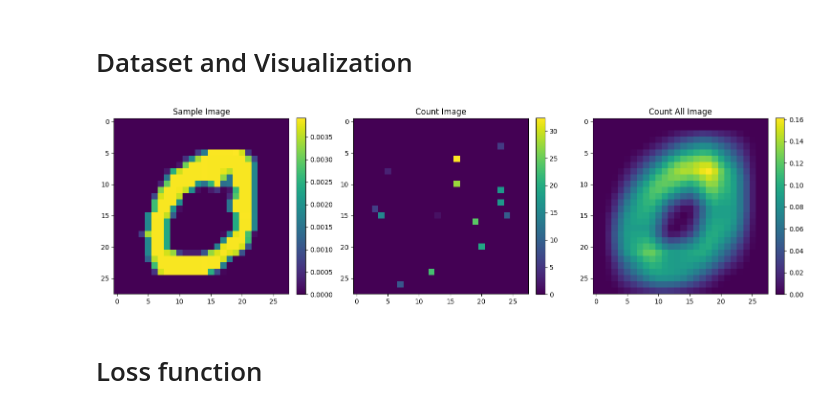
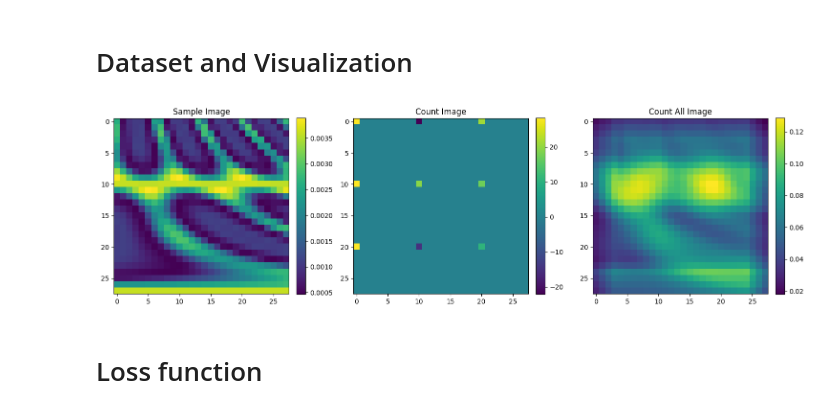
Before and after one commit to neu-spiral/Neural-Point-Processes, a Jupyter notebook: neuralpointproc.ipynb, the cells around one changed output. Saved outputs shown, nothing was run; the diff lists cells and outputs as text; code cells hidden in the pictures.

```diff
--- a/neuralpointproc.ipynb
+++ b/neuralpointproc.ipynb
@@ -25,12 +25,12 @@ torch.manual_seed(seed)
 # Set a random seed for NumPy (if you're using NumPy operations)
 np.random.seed(seed)
 # %%
-dataset = "PinMNIST"
-n = 500
-mesh = False
-d = 4
-n_pins = 20
-# fixed_pins = True
+dataset = "Synthetic"
+n = 100
+mesh = True
+d = 10
+n_pins = 500
+fixed_pins = True
 r = 3
 d1,d2 = 28,28
 
@@ -144,7 +82,7 @@ train_dataset, val_dataset, test_dataset = random_split(
 )
 
 # Define batch size
-batch_size = 64
+batch_size = 32
 
 def custom_collate_fn(batch):
     images = [sample['image'] for sample in batch]
@@ -159,8 +97,8 @@ def custom_collate_fn(batch):
 
 # Create your DataLoader with the custom_collate_fn
 train_dataloader = DataLoader(train_dataset, batch_size=batch_size, shuffle=True, collate_fn=custom_collate_fn)
-val_dataloader = DataLoader(val_dataset, batch_size=batch_size, collate_fn=custom_collate_fn)
-test_dataloader = DataLoader(test_dataset, batch_size=batch_size, collate_fn=custom_collate_fn)
+val_dataloader = DataLoader(val_dataset, batch_size=batch_size, shuffle=True, collate_fn=custom_collate_fn)
+test_dataloader = DataLoader(test_dataset, batch_size=batch_size, shuffle=True, collate_fn=custom_collate_fn)
 # %%
 for batch in train_dataloader:
     images = batch['image']  # get RGB instead of RGBA
@@ -171,34 +107,35 @@ for batch in train_dataloader:
 # %%
-sample_img = images[0].squeeze().detach().cpu()/255
+sample_img = images[0][0].squeeze().detach().cpu()/255
+# print(images.shape)
 count_image = plot_label_pin(sample_img, pins[0], outputs[0])
 # label = count_pins(sample_img, pins[0], r)
 # count_all_image = plot_label_pin(sample_img,pins[0], label)
 count_all_image = plot_all(sample_img, r=3)
 
 fig, axes = plt.subplots(1, 3, figsize=(15, 5))  # You can adjust the figsize as needed
 
 # Plot the sample_img in the first subplot
 im0 = axes[0].imshow(sample_img)
 axes[0].set_title('Sample Image')
 fig.colorbar(im0, ax=axes[0], fraction=0.046, pad=0.04)  # Add colorbar
 
 # Plot the count_image in the second subplot
 im1 = axes[1].imshow(count_image)
 axes[1].set_title('Count Image')
 fig.colorbar(im1, ax=axes[1], fraction=0.046, pad=0.04)  # Add colorbar
 
 # Plot the count_all_image in the third subplot
 im2 = axes[2].imshow(count_all_image)
 axes[2].set_title('Count All Image')
 fig.colorbar(im2, ax=axes[2], fraction=0.046, pad=0.04)  # Add colorbar
 
 # Add spacing between subplots
 plt.tight_layout()
 
 # Display the figure
 plt.show()
 # %% [output]
-[figure, old version]
+[figure, new version]
 # %% [markdown]
 # Loss function
 # %%
```
Also changed, not shown: parts of 12 cells of this notebook, 15 other files.
